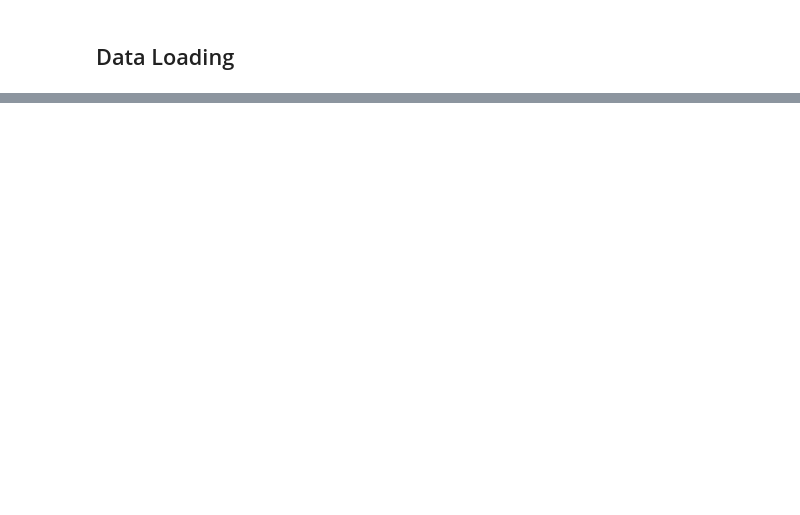
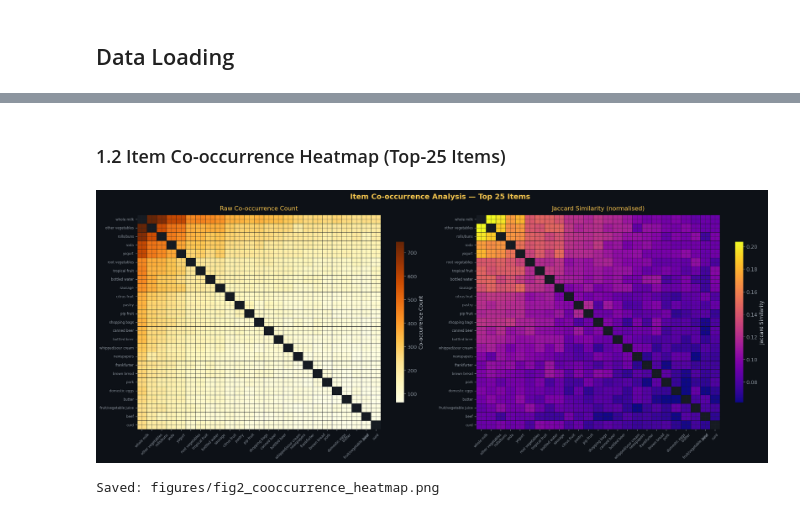
Before and after one commit to sourin00/MLBD_Project, a Jupyter notebook: pipeline.ipynb, the cells around one changed output, grey strips where cells are left out. Cells and saved outputs as stored; diff of their text form; code cells hidden in the pictures; blank space fills up the shorter version.

```diff
--- a/pipeline.ipynb
+++ b/pipeline.ipynb
@@ -179,0 +314,80 @@ print(f'Avg basket   : {avg_basket:.2f}')
+# %% [markdown]
+### 1.2 Item Co-occurrence Heatmap (Top-25 Items)
+# %%
+TOP_ITEMS = item_freq['item'].head(25).tolist()
+
+# Build baskets as Python dicts partitioned ─ collect to driver
+baskets_rdd = (
+    transactions_df
+    .groupBy('transaction_id')
+    .agg(F.collect_list('item').alias('items'))
+    .select('items')
+    .rdd.map(lambda r: frozenset(r['items']))
+).cache()
+
+
+# Co-occurrence matrix via RDD flatMap
+def cooc_pairs(basket):
+    top_set = set(TOP_ITEMS)
+    items_in = [i for i in basket if i in top_set]
+    for a, b in combinations(sorted(items_in), 2):
+        yield ((a, b), 1)
+
+
+cooc_counts = (
+    baskets_rdd.flatMap(cooc_pairs)
+    .reduceByKey(lambda x, y: x + y)
+    .collect()
+)
+
+# Build symmetric matrix
+idx = {item: i for i, item in enumerate(TOP_ITEMS)}
+n = len(TOP_ITEMS)
+M = np.zeros((n, n))
+for (a, b), cnt in cooc_counts:
+    if a in idx and b in idx:
+        M[idx[a], idx[b]] = cnt
+        M[idx[b], idx[a]] = cnt
+np.fill_diagonal(M, 0)
+
+# Jaccard-normalise
+item_cnts_vec = np.array([item_freq.set_index('item').loc[i, 'count']
+                          if i in item_freq['item'].values else 1
+                          for i in TOP_ITEMS], dtype=float)
+J = np.zeros_like(M)
+for i in range(n):
+    for j in range(n):
+        union = item_cnts_vec[i] + item_cnts_vec[j] - M[i, j]
+        J[i, j] = M[i, j] / union if union > 0 else 0
+
+fig, axes = plt.subplots(1, 2, figsize=(20, 8))
+fig.suptitle('Item Co-occurrence Analysis — Top 25 Items',
+             fontsize=15, fontweight='bold', color=ACCENT1)
+
+# Raw count heatmap
+ax = axes[0]
+mask = np.eye(n, dtype=bool)
+sns.heatmap(M, xticklabels=TOP_ITEMS, yticklabels=TOP_ITEMS,
+            cmap='YlOrBr', ax=ax, mask=mask, linewidths=0.3,
+            linecolor=DARK_BG, cbar_kws={'shrink': 0.75, 'label': 'Co-occurrence Count'})
+ax.set_title('Raw Co-occurrence Count', color=ACCENT1, pad=10)
+ax.tick_params(axis='x', rotation=45, labelsize=7)
+ax.tick_params(axis='y', rotation=0, labelsize=7)
+
+# Jaccard similarity heatmap
+ax = axes[1]
+sns.heatmap(J, xticklabels=TOP_ITEMS, yticklabels=TOP_ITEMS,
+            cmap='plasma', ax=ax, mask=mask, linewidths=0.3,
+            linecolor=DARK_BG, cbar_kws={'shrink': 0.75, 'label': 'Jaccard Similarity'})
+ax.set_title('Jaccard Similarity (normalised)', color=ACCENT1, pad=10)
+ax.tick_params(axis='x', rotation=45, labelsize=7)
+ax.tick_params(axis='y', rotation=0, labelsize=7)
+
+plt.tight_layout()
+plt.savefig('figures/fig2_cooccurrence_heatmap.png', dpi=150, bbox_inches='tight',
+            facecolor=DARK_BG)
+plt.show()
+print('Saved: figures/fig2_cooccurrence_heatmap.png')
+# %% [output]
+[figure, added]
+Saved: figures/fig2_cooccurrence_heatmap.png
```
Also changed, not shown: parts of 5 cells of this notebook.
